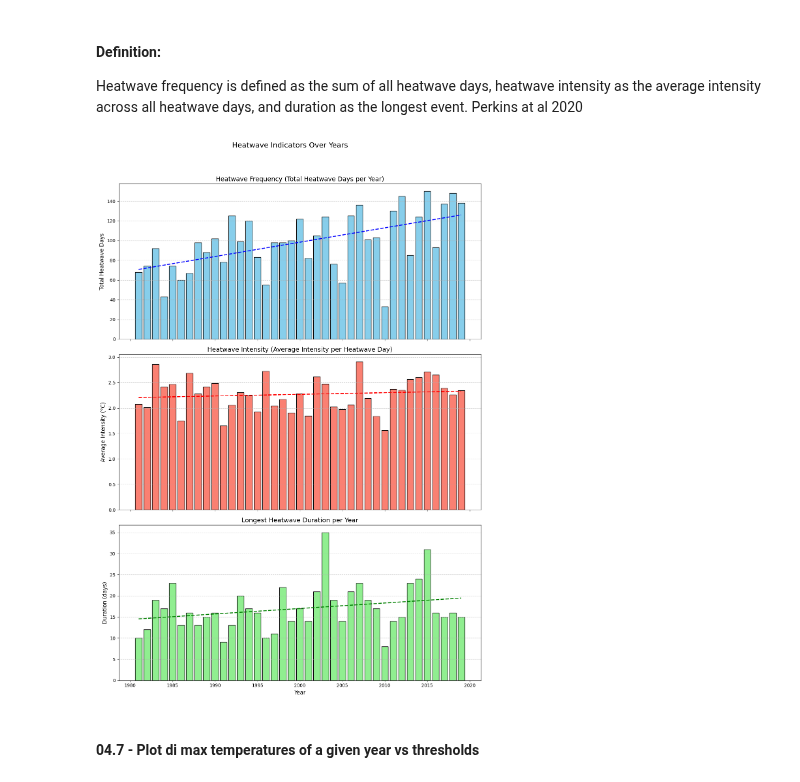
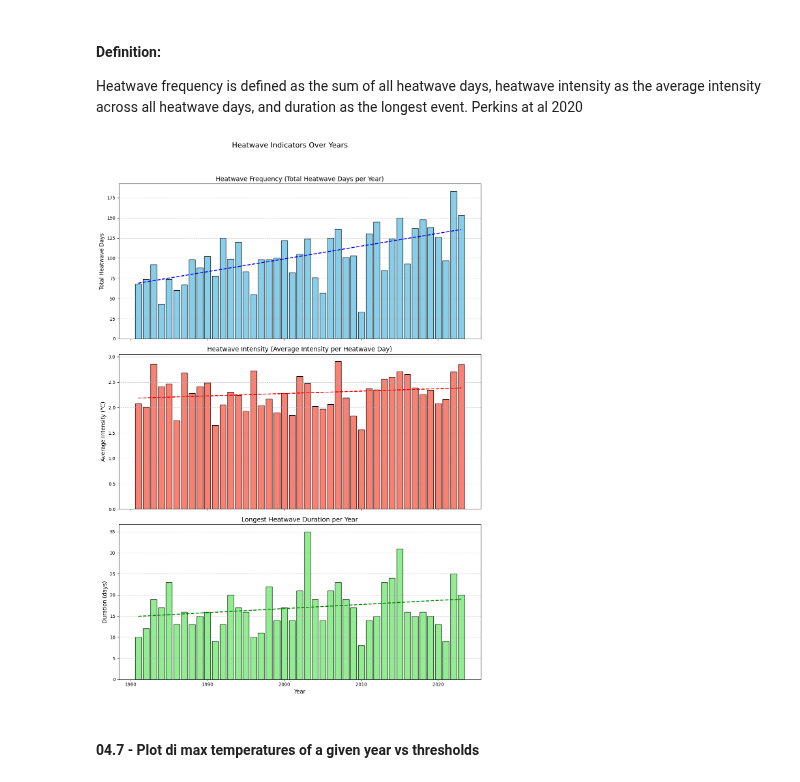
Before and after one commit to fillobissi/geoinformatics_project, a Jupyter notebook: 04_Heatwaves_identification.ipynb, the cells around one changed output. Drawn from its saved outputs; the diff is of its cells as text; code cells hidden in the pictures.

```diff
--- a/04_Heatwaves_identification.ipynb
+++ b/04_Heatwaves_identification.ipynb
@@ -1025,7 +1025,7 @@ from scipy.stats import linregress
 # ---------------------------
 # PARAMETRI
 # ---------------------------
-CSV_EVENTS = "heatwave_intensity_index_1980_2019_window31.csv"  # CSV con colonne: "year", "duration", "heatwave_cumulative_intensity", "start_date", "end_date"
+CSV_EVENTS = "heatwave_intensity_index_1980_2023_window31.csv"  # CSV con colonne: "year", "duration", "heatwave_cumulative_intensity", "start_date", "end_date"
 START_YEAR = 1981
 END_YEAR = 2023
 
@@ -1062,34 +1062,34 @@ def plot_trend_line(ax, x, y, color='black'):
 # Creazione dei grafici a barre con trend line
 # ---------------------------
 fig, axs = plt.subplots(3, 1, figsize=(12, 18), sharex=True)
 
 # 1. Heatwave Frequency (totale giorni di heat wave per anno)
 axs[0].bar(grouped["year"], grouped["total_heatwave_days"], color="skyblue", edgecolor="black")
 plot_trend_line(axs[0], grouped["year"], grouped["total_heatwave_days"], color="blue")
 axs[0].set_title("Heatwave Frequency (Total Heatwave Days per Year)", fontsize=14)
 axs[0].set_ylabel("Total Heatwave Days", fontsize=12)
 axs[0].grid(axis="y", linestyle="--", alpha=0.7)
 
 # 2. Heatwave Intensity (media dell'intensità per heatwave day)
 axs[1].bar(grouped["year"], grouped["avg_intensity"], color="salmon", edgecolor="black")
 plot_trend_line(axs[1], grouped["year"], grouped["avg_intensity"], color="red")
 axs[1].set_title("Heatwave Intensity (Average Intensity per Heatwave Day)", fontsize=14)
 axs[1].set_ylabel("Average Intensity (°C)", fontsize=12)
 axs[1].grid(axis="y", linestyle="--", alpha=0.7)
 
 # 3. Longest Duration (evento più lungo per anno)
 axs[2].bar(grouped["year"], grouped["max_duration"], color="lightgreen", edgecolor="black")
 plot_trend_line(axs[2], grouped["year"], grouped["max_duration"], color="green")
 axs[2].set_title("Longest Heatwave Duration per Year", fontsize=14)
 axs[2].set_ylabel("Duration (days)", fontsize=12)
 axs[2].set_xlabel("Year", fontsize=12)
 axs[2].grid(axis="y", linestyle="--", alpha=0.7)
 
 plt.suptitle("Heatwave Indicators Over Years", fontsize=16)
 plt.tight_layout(rect=[0, 0.03, 1, 0.95])
 plt.show()
 # %% [output]
-[figure, old version]
+[figure, new version]
 # %% [markdown]
 #### 04.7 - Plot di max temperatures of a given year vs thresholds
 # %%
```
